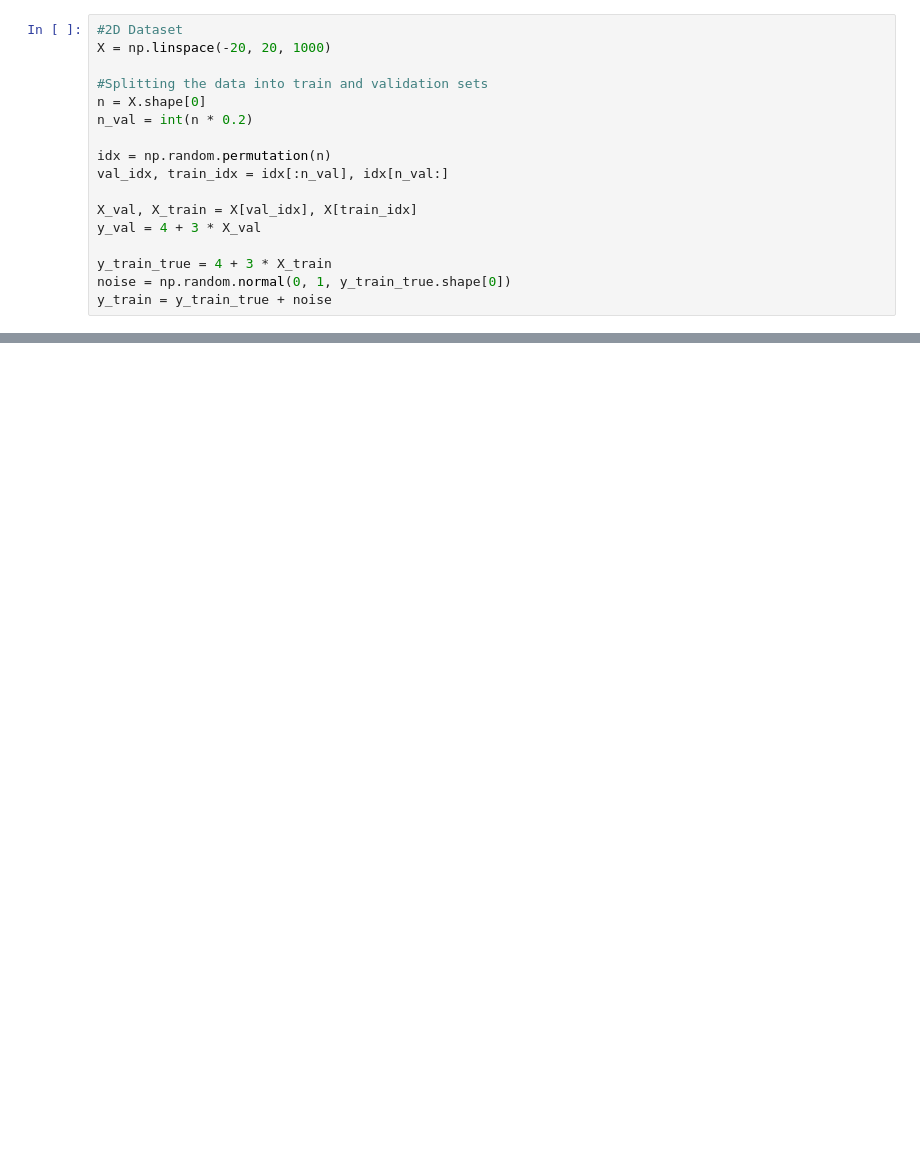
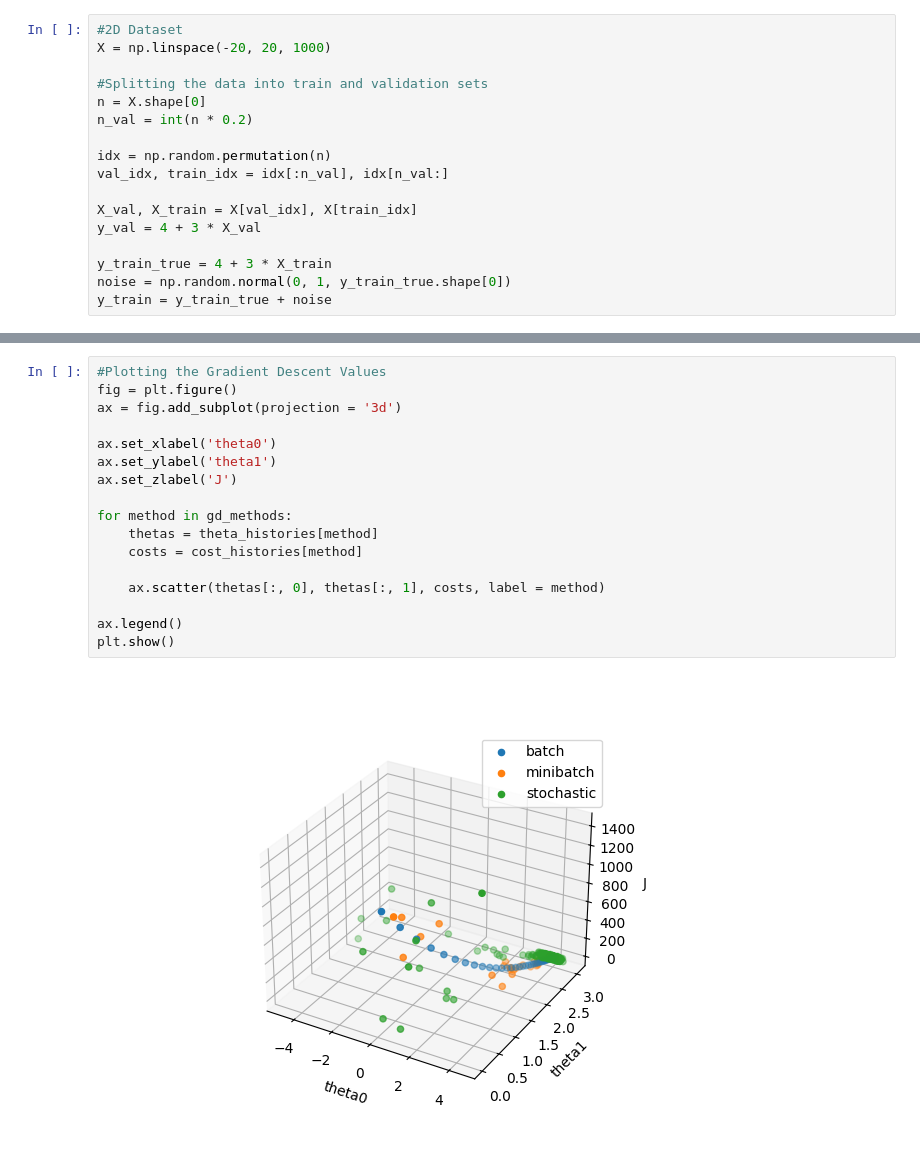
Before and after one commit to richardronyo/ml-experiments, a Jupyter notebook: linreg2d.ipynb, the cells around one changed output, grey strips where cells are left out. Saved outputs shown, nothing was run; the diff lists cells and outputs as text; blank space fills up the shorter version.

```diff
--- a/linreg2d.ipynb
+++ b/linreg2d.ipynb
@@ -113,0 +95,19 @@ for i in range(len(theta_methods)):
+# %%
+#Plotting the Gradient Descent Values
+fig = plt.figure()
+ax = fig.add_subplot(projection = '3d')
+
+ax.set_xlabel('theta0')
+ax.set_ylabel('theta1')
+ax.set_zlabel('J')
+
+for method in gd_methods:
+    thetas = theta_histories[method]
+    costs = cost_histories[method]
+
+    ax.scatter(thetas[:, 0], thetas[:, 1], costs, label = method)
+
+ax.legend()
+plt.show()
+# %% [output]
+[figure, added]
```
Also changed, not shown: parts of 6 cells of this notebook, 2 other files.
